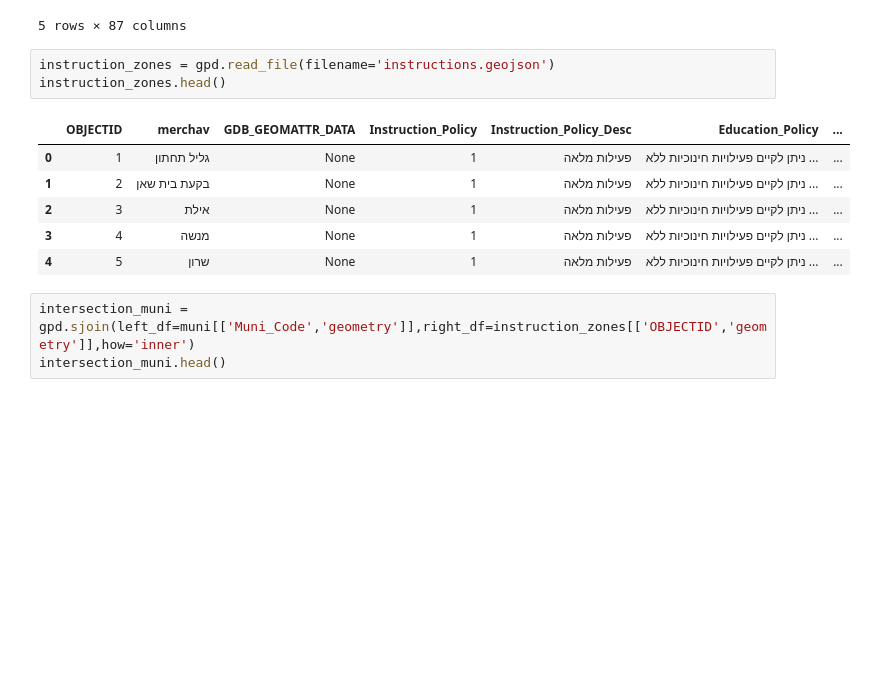
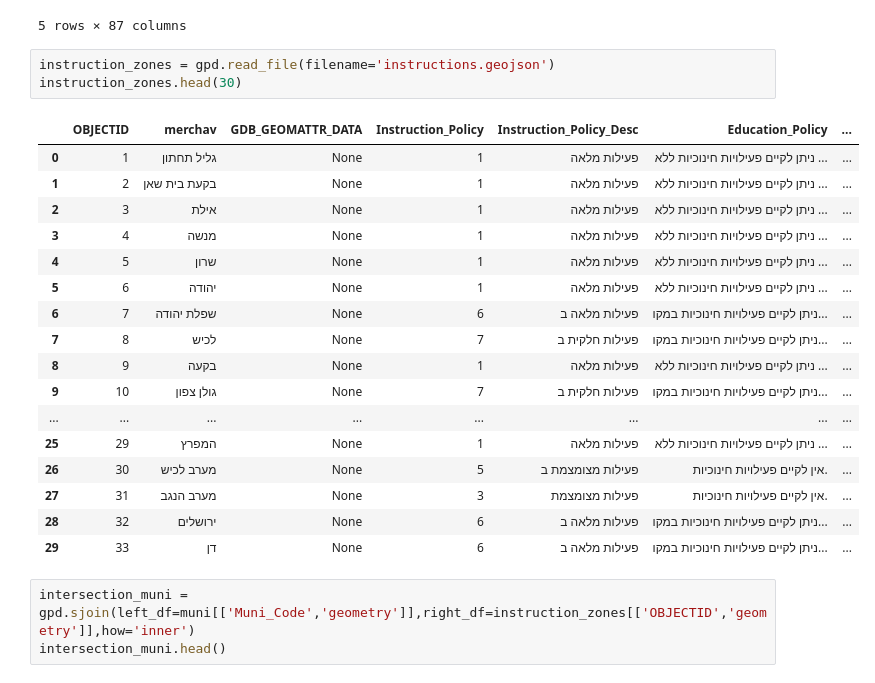
Before and after one commit to idoshte/mapTemplate, a Jupyter notebook: main.ipynb, the cells around one changed output. Drawn from its saved outputs; the diff is of its cells as text; blank space fills up the shorter version.

```diff
--- a/main.ipynb
+++ b/main.ipynb
@@ -16,14 +16,25 @@ muni.head()
 5 rows × 87 columns
 # %%
 instruction_zones = gpd.read_file(filename='instructions.geojson')
-instruction_zones.head()
+instruction_zones.head(30)
 # %% [output]
 |  | OBJECTID | merchav | GDB_GEOMATTR_DATA | Instruction_Policy | Instruction_Policy_Desc | Education_Policy | ... |
 | 0 | 1 | גליל תחתון | None | 1 | פעילות מלאה | ניתן לקיים פעילויות חינוכיות ללא ... | ... |
 | 1 | 2 | בקעת בית שאן | None | 1 | פעילות מלאה | ניתן לקיים פעילויות חינוכיות ללא ... | ... |
 | 2 | 3 | אילת | None | 1 | פעילות מלאה | ניתן לקיים פעילויות חינוכיות ללא ... | ... |
 | 3 | 4 | מנשה | None | 1 | פעילות מלאה | ניתן לקיים פעילויות חינוכיות ללא ... | ... |
 | 4 | 5 | שרון | None | 1 | פעילות מלאה | ניתן לקיים פעילויות חינוכיות ללא ... | ... |
+| 5 | 6 | יהודה | None | 1 | פעילות מלאה | ניתן לקיים פעילויות חינוכיות ללא ... | ... |
+| 6 | 7 | שפלת יהודה | None | 6 | פעילות מלאה ב | ניתן לקיים פעילויות חינוכיות במקו... | ... |
+| 7 | 8 | לכיש | None | 7 | פעילות חלקית ב | ניתן לקיים פעילויות חינוכיות במקו... | ... |
+| 8 | 9 | בקעה | None | 1 | פעילות מלאה | ניתן לקיים פעילויות חינוכיות ללא ... | ... |
+| 9 | 10 | גולן צפון | None | 7 | פעילות חלקית ב | ניתן לקיים פעילויות חינוכיות במקו... | ... |
+| ... | ... | ... | ... | ... | ... | ... | ... |
+| 25 | 29 | המפרץ | None | 1 | פעילות מלאה | ניתן לקיים פעילויות חינוכיות ללא ... | ... |
+| 26 | 30 | מערב לכיש | None | 5 | פעילות מצומצמת ב | אין לקיים פעילויות חינוכיות. | ... |
+| 27 | 31 | מערב הנגב | None | 3 | פעילות מצומצמת | אין לקיים פעילויות חינוכיות. | ... |
+| 28 | 32 | ירושלים | None | 6 | פעילות מלאה ב | ניתן לקיים פעילויות חינוכיות במקו... | ... |
+| 29 | 33 | דן | None | 6 | פעילות מלאה ב | ניתן לקיים פעילויות חינוכיות במקו... | ... |
 # %%
 intersection_muni = gpd.sjoin(left_df=muni[['Muni_Code','geometry']],right_df=instruction_zones[['OBJECTID','geometry']],how='inner')
 intersection_muni.head()
```
Also changed, not shown: parts of 4 cells of this notebook, 2 other files.
